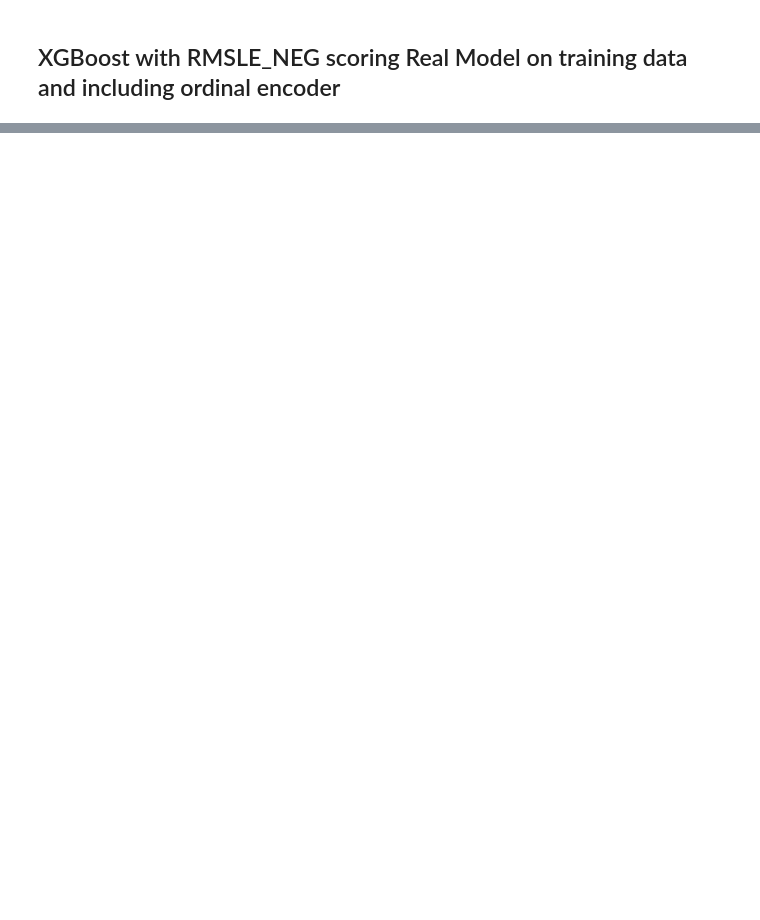
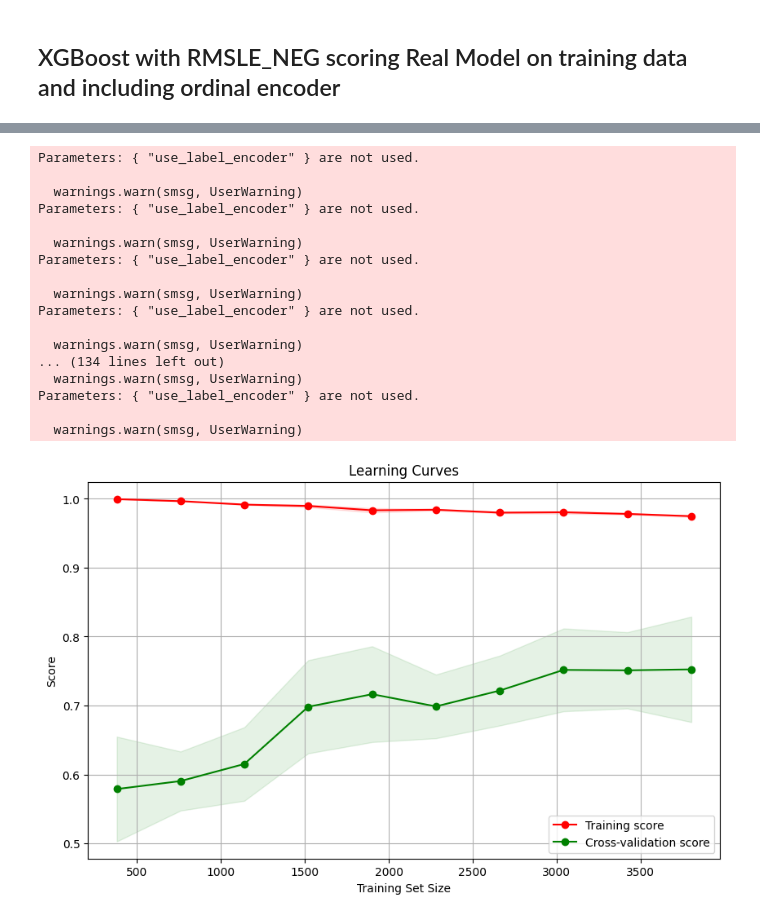
Before and after one commit to KatL99/real-estate-price-prediction, a Jupyter notebook: notebooks/Alex_preproc.ipynb, the cells around one changed output, grey strips where cells are left out. Drawn from its saved outputs; the diff is of its cells as text; code cells hidden in the pictures; blank space fills up the shorter version.

```diff
--- a/notebooks/Alex_preproc.ipynb
+++ b/notebooks/Alex_preproc.ipynb
@@ -545,0 +562,34 @@ np.float64(0.28164713272873815)
+# %%
+num_transformer = Pipeline([
+    ('imputer', KNNImputer(n_neighbors=10))
+])
+
+cat_transformer = OneHotEncoder(handle_unknown='ignore')
+
+cat2_transformer = OrdinalEncoder(handle_unknown='use_encoded_value', unknown_value=-1)
+
+numerical_features = X_clean.select_dtypes(include=['number']).columns.tolist()
+
+cat2_features = ['energy_class','building_condition']
+
+categorical_features = X_clean.select_dtypes(include=['object', 'category']).columns.tolist()
+
+categorical_features.remove('energy_class')
+categorical_features.remove('building_condition')
+
+preprocessor = ColumnTransformer([
+    ('num_transformer', num_transformer, numerical_features),
+    ('cat_transformer', cat_transformer, categorical_features),
+    ('cat2_transformer', cat2_transformer, cat2_features)
+])
+
+pipeline5 = Pipeline([
+    ('preprocessor', preprocessor),
+    ('xgb', XGBRegressor(objective='reg:squarederror',
+                         use_label_encoder=False,
+                         n_estimators=100,
+                   max_depth=5,
+                   n_jobs=-1))
+])
+
+pipeline5.fit(X_train,y_train)
@@ -545,0 +715,25 @@ np.float64(0.28164713272873815)
+# %%
+# Define an XGBoost model
+#xgb_model = XGBRegressor(use_label_encoder=False, eval_metric='r2_score')
+
+# Plot the learning curves
+plot_learning_curves(pipeline5, X_clean, y, metric='r2')
+# %% [output]
+Parameters: { "use_label_encoder" } are not used.
+
+  warnings.warn(smsg, UserWarning)
+Parameters: { "use_label_encoder" } are not used.
+
+  warnings.warn(smsg, UserWarning)
+Parameters: { "use_label_encoder" } are not used.
+
+  warnings.warn(smsg, UserWarning)
+Parameters: { "use_label_encoder" } are not used.
+
+  warnings.warn(smsg, UserWarning)
+... (134 lines left out)
+  warnings.warn(smsg, UserWarning)
+Parameters: { "use_label_encoder" } are not used.
+
+  warnings.warn(smsg, UserWarning)
+[figure, added]
```
Also changed, not shown: parts of 56 cells of this notebook.
